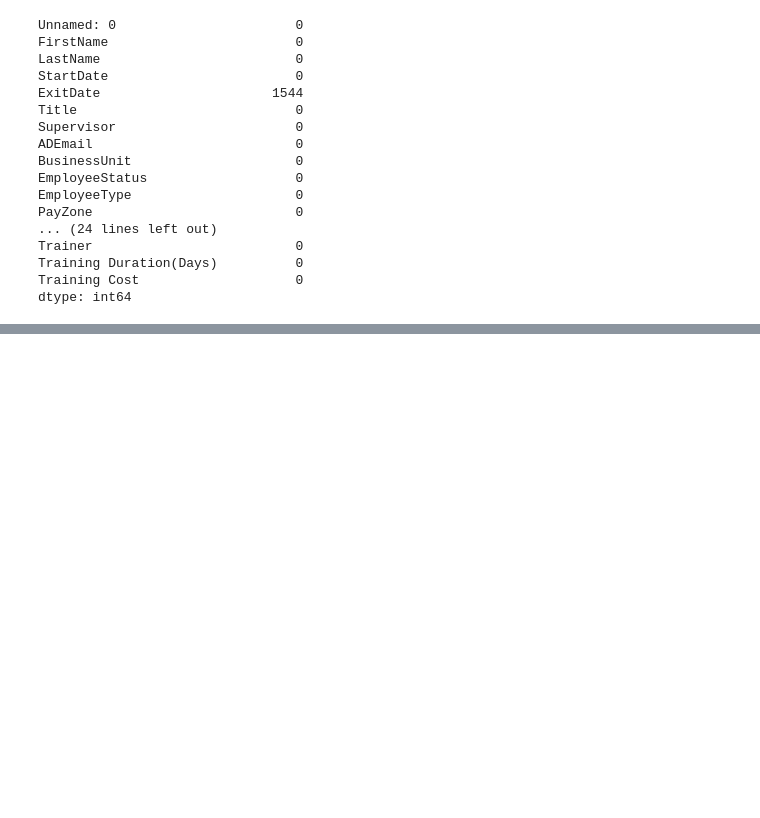
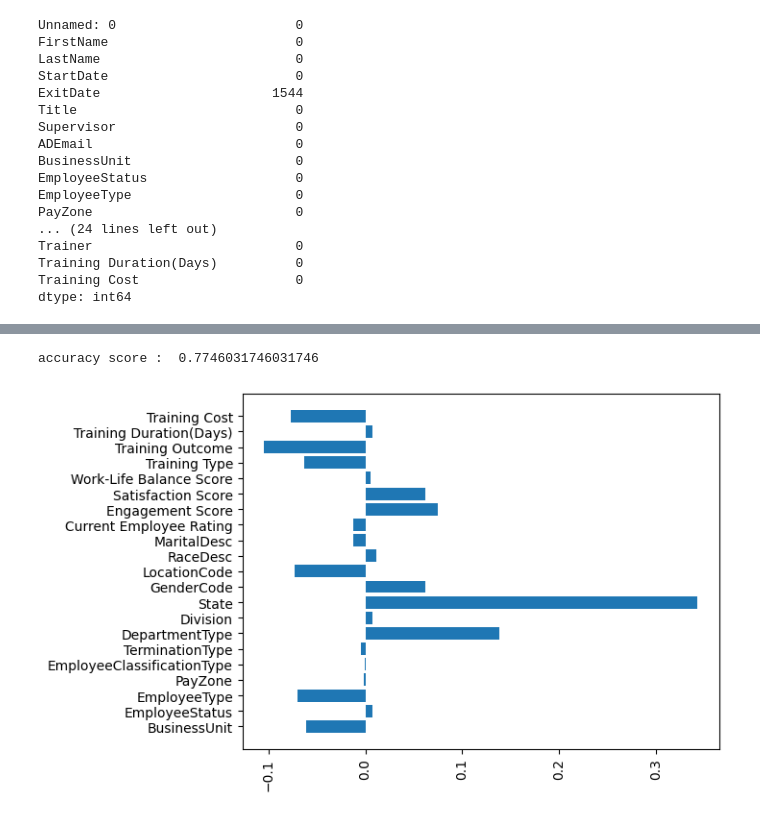
Before and after one commit to kpark11/databaseSQL, a Jupyter notebook: HR/Untitled.ipynb, the cells around one changed output, grey strips where cells are left out. Cells and saved outputs as stored; diff of their text form; code cells hidden in the pictures; blank space fills up the shorter version.

```diff
--- a/HR/Untitled.ipynb
+++ b/HR/Untitled.ipynb
@@ -185,0 +338,18 @@ dtype: int64
+# %%
+model = make_pipeline(StandardScaler(), LogisticRegression())
+model.fit(X_train, y_train)
+y_pred = model.predict(X_test)
+accuracy = accuracy_score(list(y_test), list(y_pred))
+print('accuracy score : ',accuracy)
+# %% [output]
+accuracy score :  0.7746031746031746
+# %%
+importance = model.named_steps['logisticregression'].coef_[0]
+#for i,v in zip(X_train.columns, importance):
+#    print(f'Feature: {i}, Score: {v}')
+
+plt.barh(X_train.columns, importance, )
+plt.xticks(rotation=90)
+plt.show()
+# %% [output]
+[figure, added]
```
Also changed, not shown: parts of 26 cells of this notebook, 17 other files.
